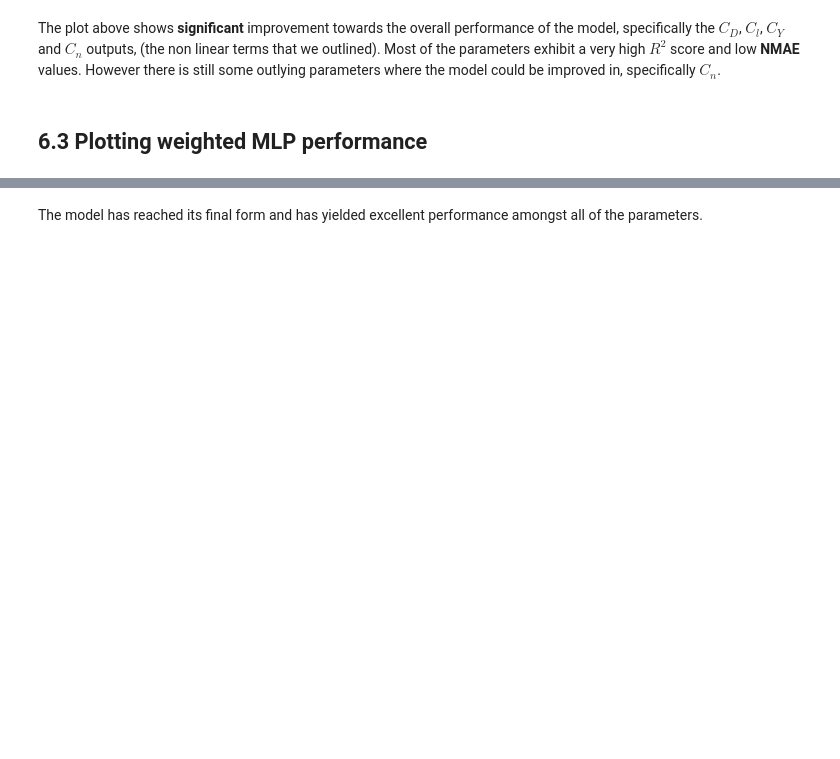
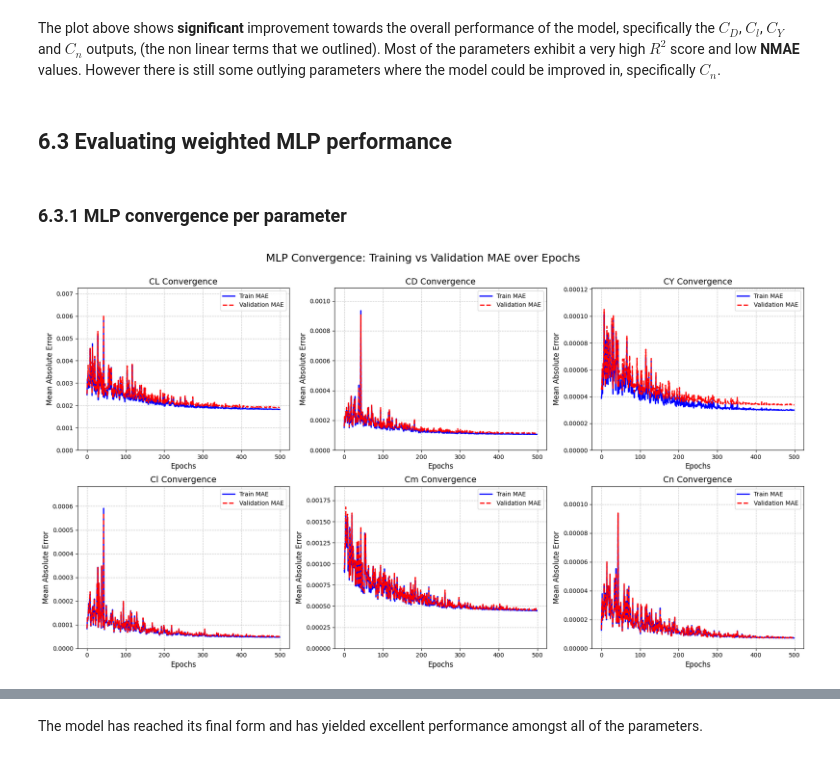
Before and after one commit to jadendew/E178-Project, a Jupyter notebook: E178ProjMain.ipynb, the cells around one changed output, grey strips where cells are left out. Cells and saved outputs as stored; diff of their text form; code cells hidden in the pictures; blank space fills up the shorter version.

```diff
--- a/E178ProjMain.ipynb
+++ b/E178ProjMain.ipynb
@@ -709,4 +767,43 @@ plt.show()
 # %% [markdown]
 The plot above shows **significant** improvement towards the overall performance of the model, specifically the $C_D$, $C_l$, $C_Y$ and $C_n$ outputs, (the non linear terms that we outlined). Most of the parameters exhibit a very high $R^2$ score and low **NMAE** values. However there is still some outlying parameters where the model could be improved in, specifically $C_n$.
 # %% [markdown]
-## 6.3 Plotting weighted MLP performance
+## 6.3 Evaluating weighted MLP performance
+# %% [markdown]
+### 6.3.1 MLP convergence per parameter
+# %%
+parameters = ["CL", "CD", "CY", "Cl", "Cm", "Cn"]
+
+# convert the history lists into numpy arrays for easy column slicing
+train_maes = np.array(historyMLP["trainMAE_raw"])
+val_maes = np.array(historyMLP["validateMAE_raw"])
+epochs = historyMLP["epoch"]
+
+# plot grid
+fig, axes = plt.subplots(2, 3, figsize=(18, 10))
+fig.suptitle('MLP Convergence: Training vs Validation MAE over Epochs', fontsize=18)
+
+axes = axes.flatten()
+
+for i, param in enumerate(parameters):
+    ax = axes[i]
+
+    # extract the error history
+    train_history_single = train_maes[:, i]
+    val_history_single = val_maes[:, i]
+
+    # plot the 'curve'
+    ax.plot(epochs, train_history_single, label='Train MAE', color='blue', linewidth=2)
+    ax.plot(epochs, val_history_single, label='Validation MAE', color='red', linestyle='--', linewidth=2)
+    ax.set_ylim(bottom=0, top=max(val_history_single[10:]) * 1.2)
+
+    ax.set_title(f"{param} Convergence", fontsize=14)
+    ax.set_xlabel('Epochs', fontsize=12)
+    ax.set_ylabel('Mean Absolute Error', fontsize=12)
+    ax.legend()
+    ax.grid(True, linestyle='--', alpha=0.7)
+
+plt.tight_layout()
+plt.subplots_adjust(top=0.9)
+plt.show()
+# %% [output]
+[figure, added]
```
Also changed, not shown: parts of 18 cells of this notebook, 35 other files.
